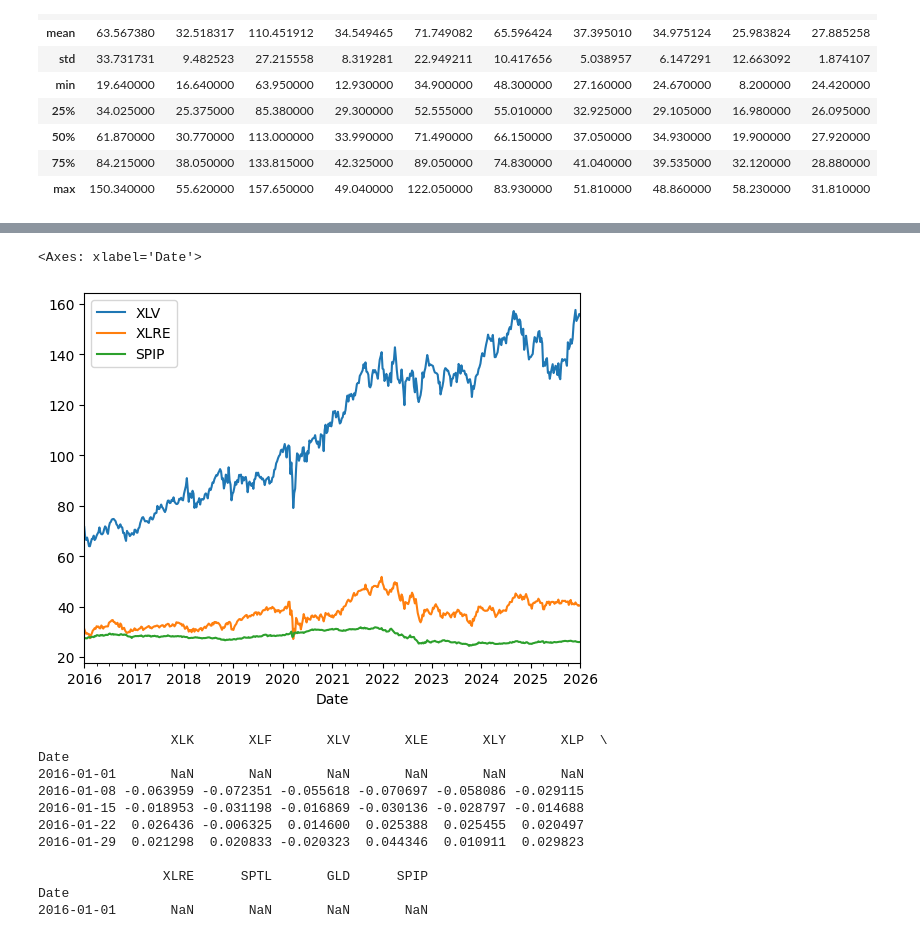
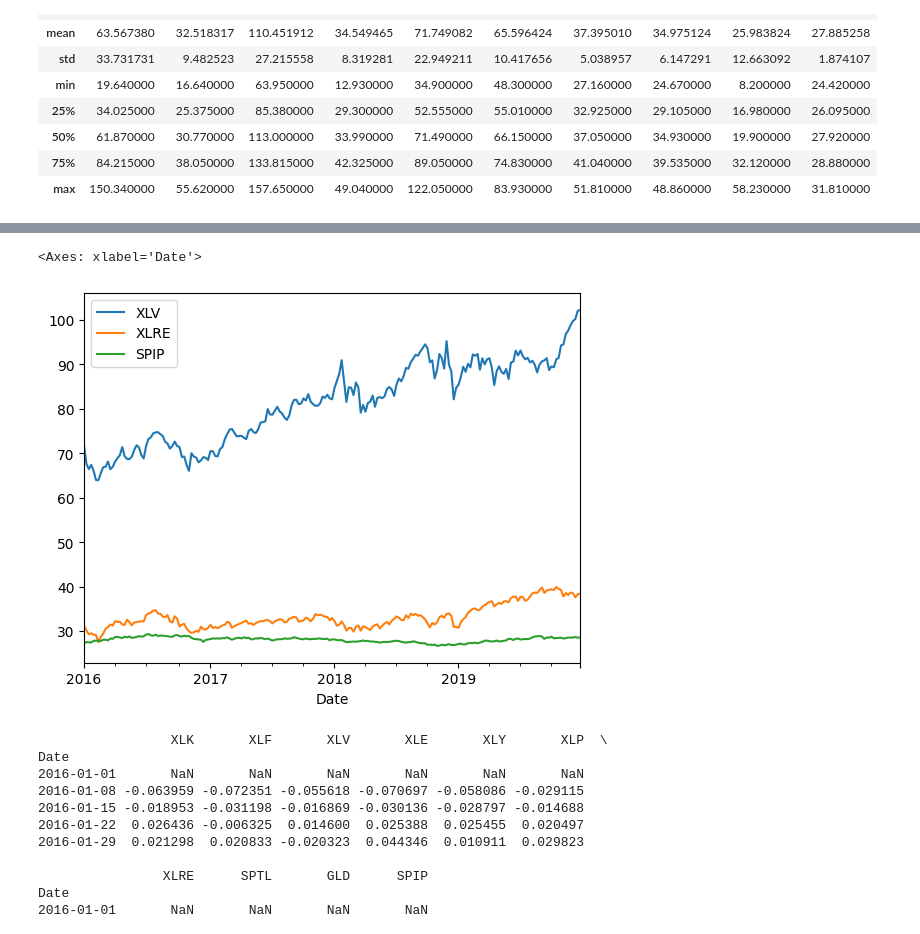
Before and after one commit to Fabro2701/sharpe_ratio_TFM, a Jupyter notebook: notebooks/presentation/empirical.ipynb, the cells around one changed output, grey strips where cells are left out. Saved outputs shown, nothing was run; the diff lists cells and outputs as text; code cells hidden in the pictures.

```diff
--- a/notebooks/presentation/empirical.ipynb
+++ b/notebooks/presentation/empirical.ipynb
@@ -31,8 +59,9 @@ prices.describe()
 # %%
-prices[["XLV", "XLRE", "SPIP"]].plot()
+prices.loc["2016":"2019", ["XLV", "XLRE", "SPIP"]].plot()
+#prices[["XLK"]].plot()
 # %% [output]
 <Axes: xlabel='Date'>
-[figure, old version]
+[figure, new version]
 # %%
 rets = prices.pct_change()
 print(rets.head())
```
Also changed, not shown: parts of 4 cells of this notebook, 12 other files.
